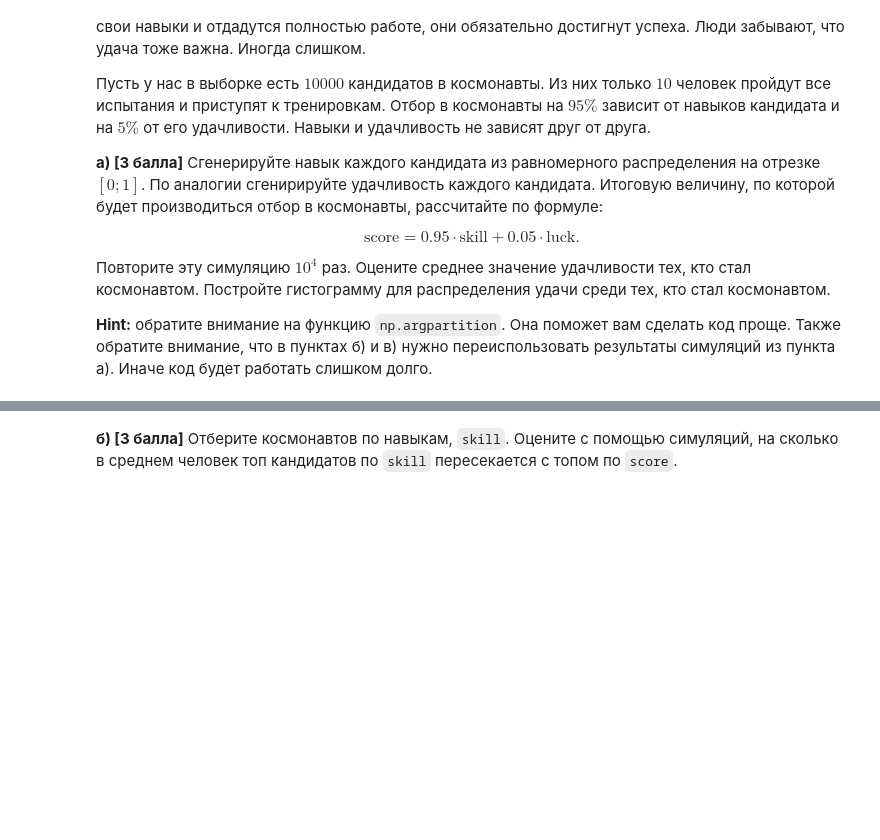
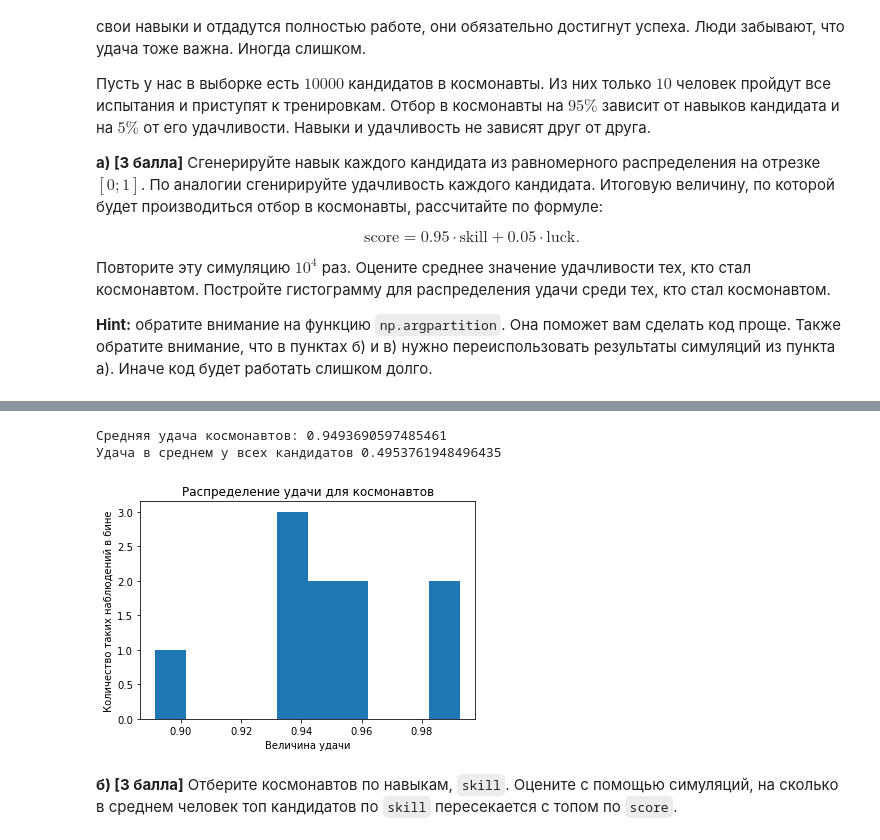
Before and after one commit to IYuminov/yet_another_matstat_course, a Jupyter notebook: hw_2024/yam_hw01-Interstellar.ipynb, the cells around one changed output, grey strips where cells are left out. Drawn from its saved outputs; the diff is of its cells as text; code cells hidden in the pictures; blank space fills up the shorter version.

```diff
--- a/hw_2024/yam_hw01-Interstellar.ipynb
+++ b/hw_2024/yam_hw01-Interstellar.ipynb
@@ -147,3 +107,44 @@ plt.show()
+# %%
+np.random.seed(10)
+n_candidates = 10000
+n_astronauts = 10
+
+def calculate_score(n_candidates):
+    skills = []
+    lucks = []
+    scores = []
+    for _ in range(n_candidates):
+        uniform_skill = sts.uniform(0, 1)
+        uniform_luck = sts.uniform(0, 1)
+        skill = uniform_skill.rvs()
+        luck = uniform_luck.rvs()
+        skills.append(skill)
+        lucks.append(luck)
+        scores.append(0.95 * skill + 0.05 * luck)
+    return skills, lucks, scores
+
+# оценки для кандидатов и их показатели удачи и умений
+skills_candidates, lucks_candidates, scores = calculate_score(n_candidates)
+
+# индексы кандидатов, которые стали космонавтами
+index_astronauts = np.argpartition(scores, -n_astronauts)[-n_astronauts:]
+
+# показатели удачи для тех, кто стал космонавтом
+lucks_astronauts = np.take(lucks_candidates, index_astronauts)
+
+print('Средняя удача космонавтов:', np.mean(lucks_astronauts))
+print('Удача в среднем у всех кандидатов', np.mean(lucks_candidates))
+
+n_bins = len(lucks_astronauts)
+plt.title('Распределение удачи для космонавтов')
+plt.hist(lucks_astronauts, bins=n_bins)
+plt.xlabel('Величина удачи')
+plt.ylabel('Количество таких наблюдений в бине')
+plt.show()
+# %% [output]
+Средняя удача космонавтов: 0.9493690597485461
+Удача в среднем у всех кандидатов 0.4953761948496435
+[figure, added]
 # %% [markdown]
 __б) [3 балла]__  Отберите космонавтов по навыкам, `skill`. Оцените с помощью симуляций, на сколько в среднем человек топ кандидатов по `skill` пересекается с топом по `score`.
 # %%
```
Also changed, not shown: parts of 5 cells of this notebook.
